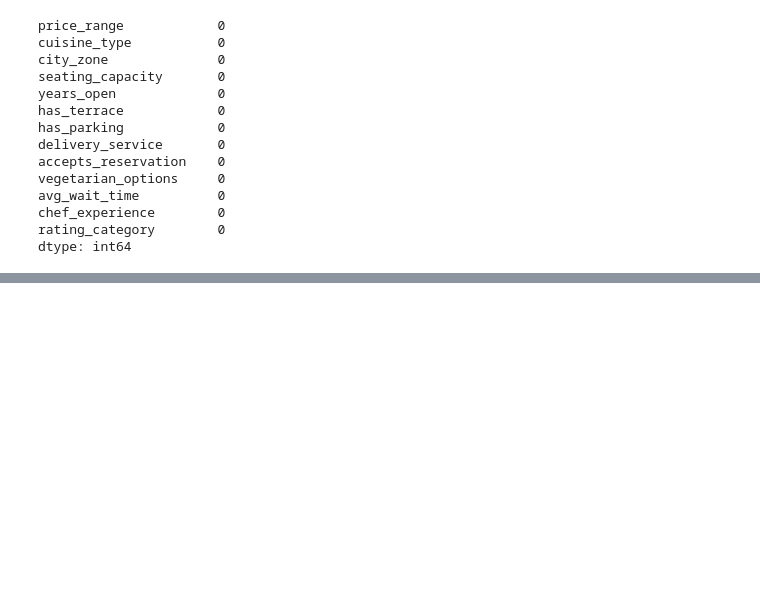
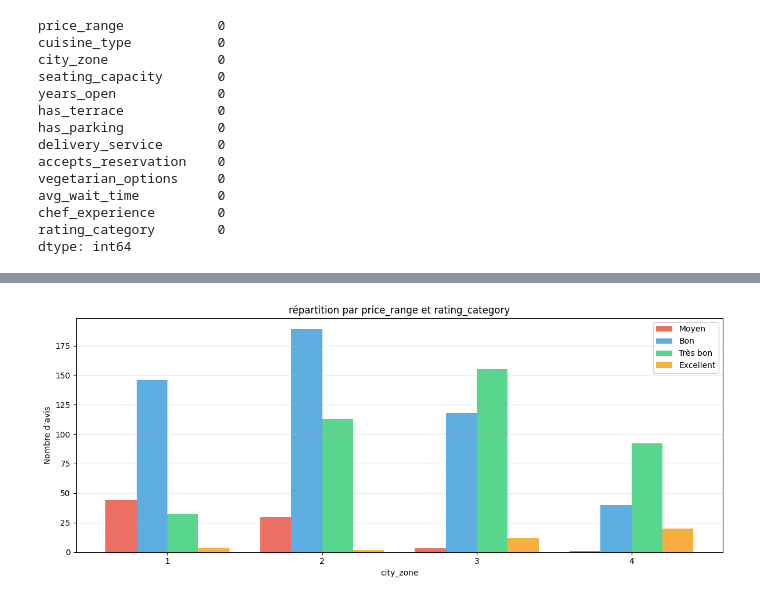
Before and after one commit to DamienDESSAUX-M2i/M2i_CDSD_TDTP, a Jupyter notebook: scikit_learn/exos/exo4.ipynb, the cells around one changed output, grey strips where cells are left out. Cells and saved outputs as stored; diff of their text form; code cells hidden in the pictures; blank space fills up the shorter version.

```diff
--- a/scikit_learn/exos/exo4.ipynb
+++ b/scikit_learn/exos/exo4.ipynb
@@ -111,0 +158,39 @@ ImportError: cannot import name '_c_internal_utils' from 'matplotlib' (unknown l
+# %%
+rating_category_price_range = (
+    restaurants.groupby("price_range")["rating_category"]
+    .value_counts()
+    .sort_index()
+    .unstack()
+)
+
+rating_categories = rating_category_price_range.columns
+price_ranges = rating_category_price_range.index
+
+fig, ax = plt.subplots(figsize=(12, 5))
+
+x = np.arange(len(price_ranges))
+width = 0.2
+colors = ["#E74C3C", "#3498DB", "#2ECC71", "#F39C12"]
+
+for i, (rating_category, color) in enumerate(zip(rating_categories, colors)):
+    ax.bar(
+        x + i * width,
+        rating_category_price_range[rating_category],
+        width,
+        label=rating_category,
+        color=color,
+        alpha=0.8,
+    )
+
+# Mise en forme
+ax.set_xlabel("city_zone")
+ax.set_ylabel("Nombre d'avis")
+ax.set_title("répartition par price_range et rating_category")
+ax.set_xticks(x + width * 1.5)
+ax.set_xticklabels(price_ranges)
+ax.legend()
+ax.grid(True, axis="y", alpha=0.3)
+
+plt.tight_layout()
+# %% [output]
+[figure, added]
```
Also changed, not shown: parts of 18 cells of this notebook, 10 other files.
